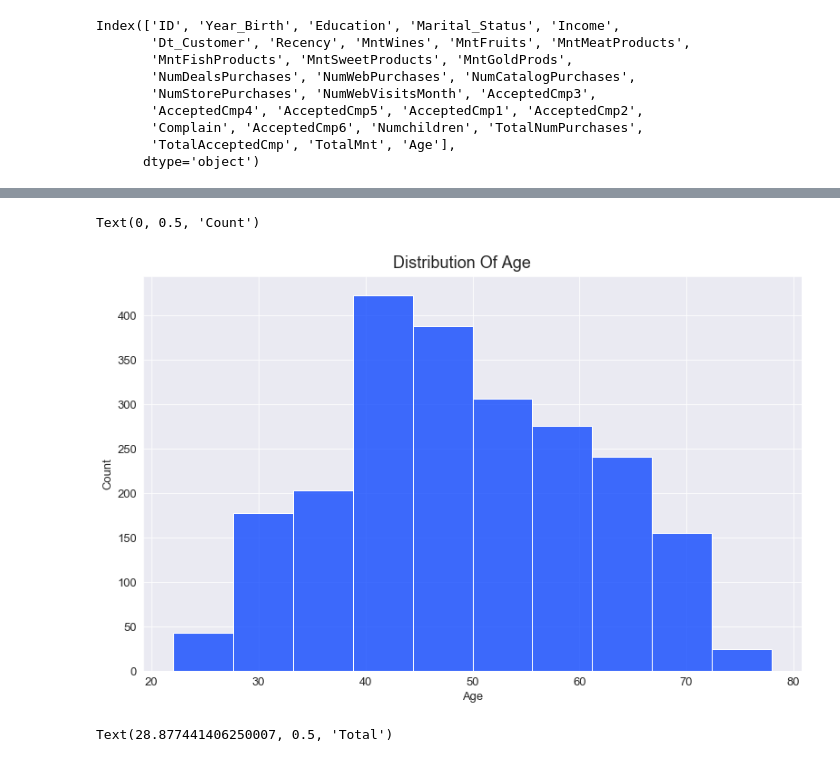
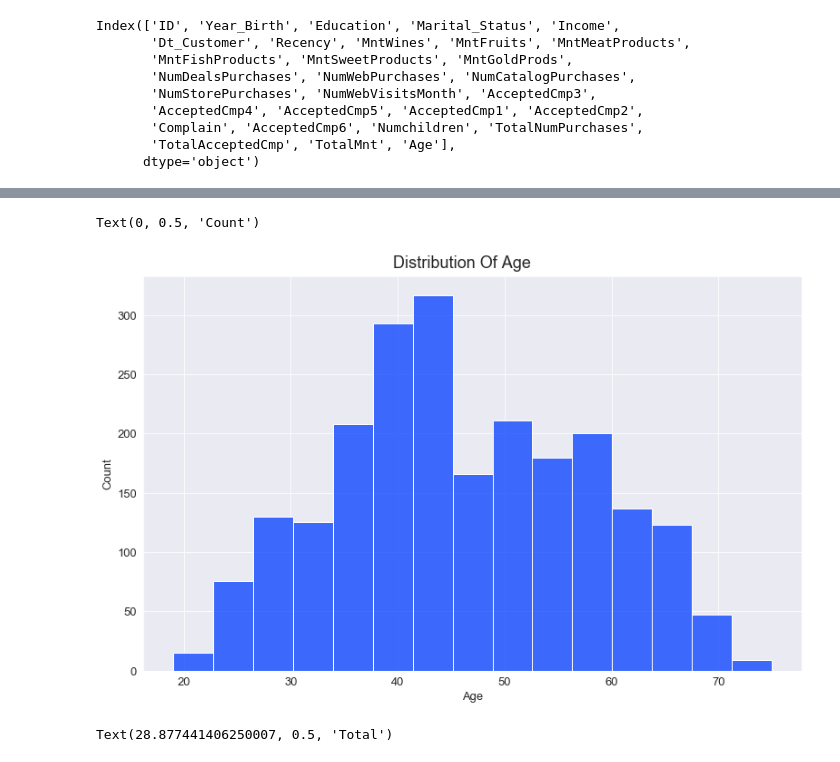
Before and after one commit to jkaikong/Customer_Analysis, a Jupyter notebook: Customer_Personality_Analysis.ipynb, the cells around one changed output, grey strips where cells are left out. Drawn from its saved outputs; the diff is of its cells as text; code cells hidden in the pictures.

```diff
--- a/Customer_Personality_Analysis.ipynb
+++ b/Customer_Personality_Analysis.ipynb
@@ -274,3 +271,0 @@ Name: Year_Birth, dtype: float64
-# %%
-# Considering the creator of this data set didn't aware of when was the data collected. I use 2019 as current year.
-df['Age'] = 2018 - df.Year_Birth
@@ -277,3 +275,5 @@ df['Age'] = 2018 - df.Year_Birth
+# %%
+df['Age'] = 2015 - df.Year_Birth
 # %% [markdown]
 > **Replace missing value in 'Income' column with the median of each education level**
 # %%
@@ -354,14 +366,14 @@ Index(['ID', 'Year_Birth', 'Education', 'Marital_Status', 'Income',
 # %%
 rcParams['figure.figsize'] = 13, 8
-sns.histplot(data=df, x='Age', bins=10)
+sns.histplot(data=df, x='Age', bins=15)
 
 plt.suptitle('Distribution Of Age', fontsize=18, x=0.5, y=0.92)
 plt.tick_params(axis='both', labelsize=13)
 plt.xlabel('Age', fontsize=13)
 plt.ylabel('Count', fontsize=13)
 # %% [output]
 Text(0, 0.5, 'Count')
-[figure, old version]
+[figure, new version]
 # %%
 plot_order = ['1st_Cycle', '2nd_Cycle', '3rd_Cycle']
 plot_1 = sns.catplot(data=df, x='Education', y='TotalMnt', hue='Marital_Status', kind='bar',
```
Also changed, not shown: parts of 15 cells of this notebook.
